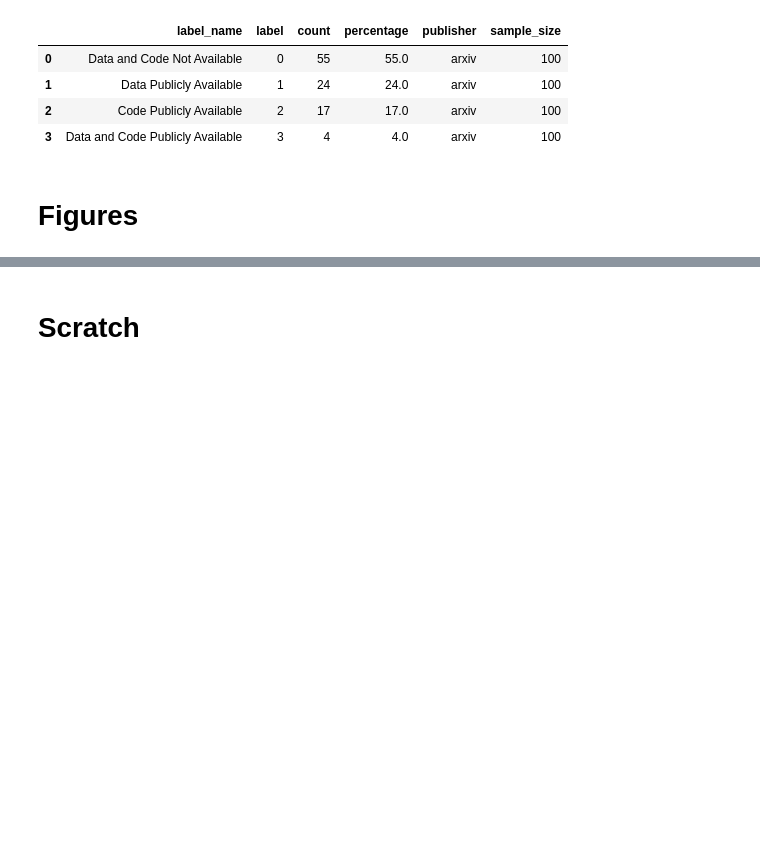
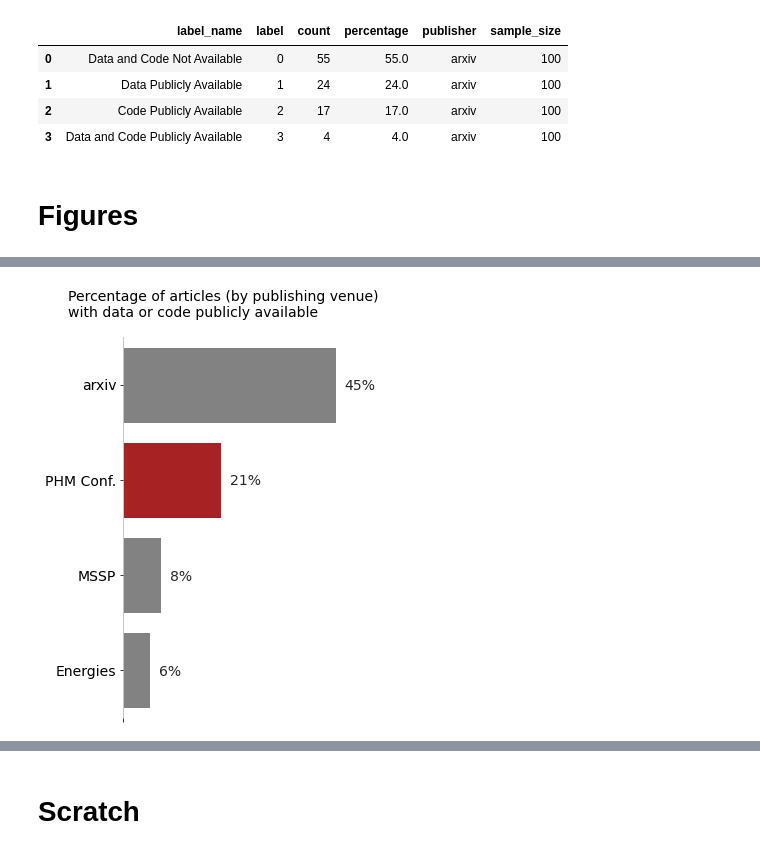
Before and after one commit to tvhahn/arxiv-code-search, a Jupyter notebook: notebooks/scratch/summarize_labelled_csv.ipynb, the cells around one changed output, grey strips where cells are left out. Cells and saved outputs as stored; diff of their text form; code cells hidden in the pictures; blank space fills up the shorter version.

Commit message:
Fix env conflicst w/ mpl. Finish visualize.py

```diff
--- a/notebooks/scratch/summarize_labelled_csv.ipynb
+++ b/notebooks/scratch/summarize_labelled_csv.ipynb
@@ -157,3 +177,0 @@ df
-# %%
-df = df[df["label_name"] == "Data or Code Publicly Available"].sort_values(by="percentage", ascending=False)
-df
@@ -211,0 +227,4 @@ sns.despine(left=True, bottom=True)
+# %%
+plot_percent_articles_by_venue(df)
+# %% [output]
+[figure, added]
```
Also changed, not shown: parts of 9 cells of this notebook, 8 other files.
